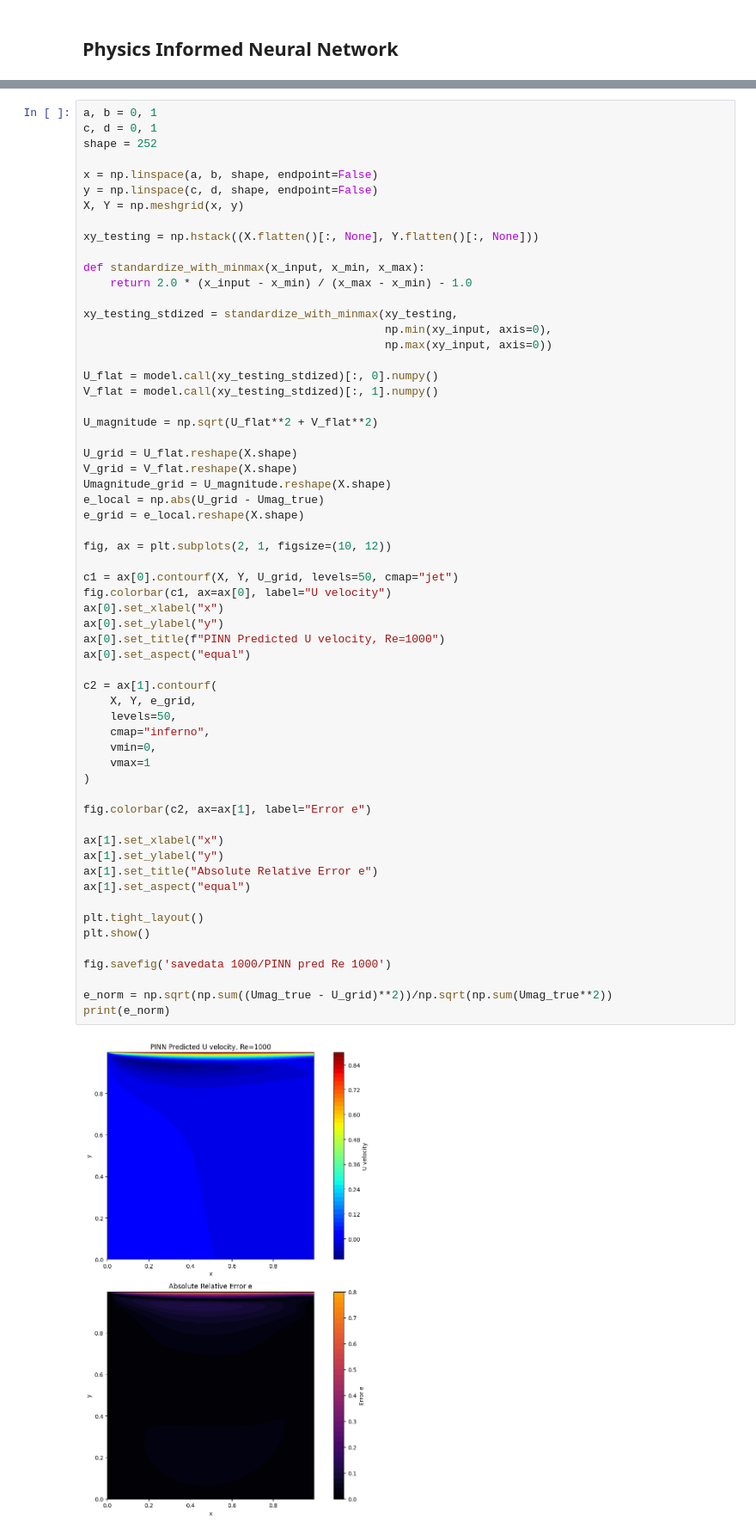
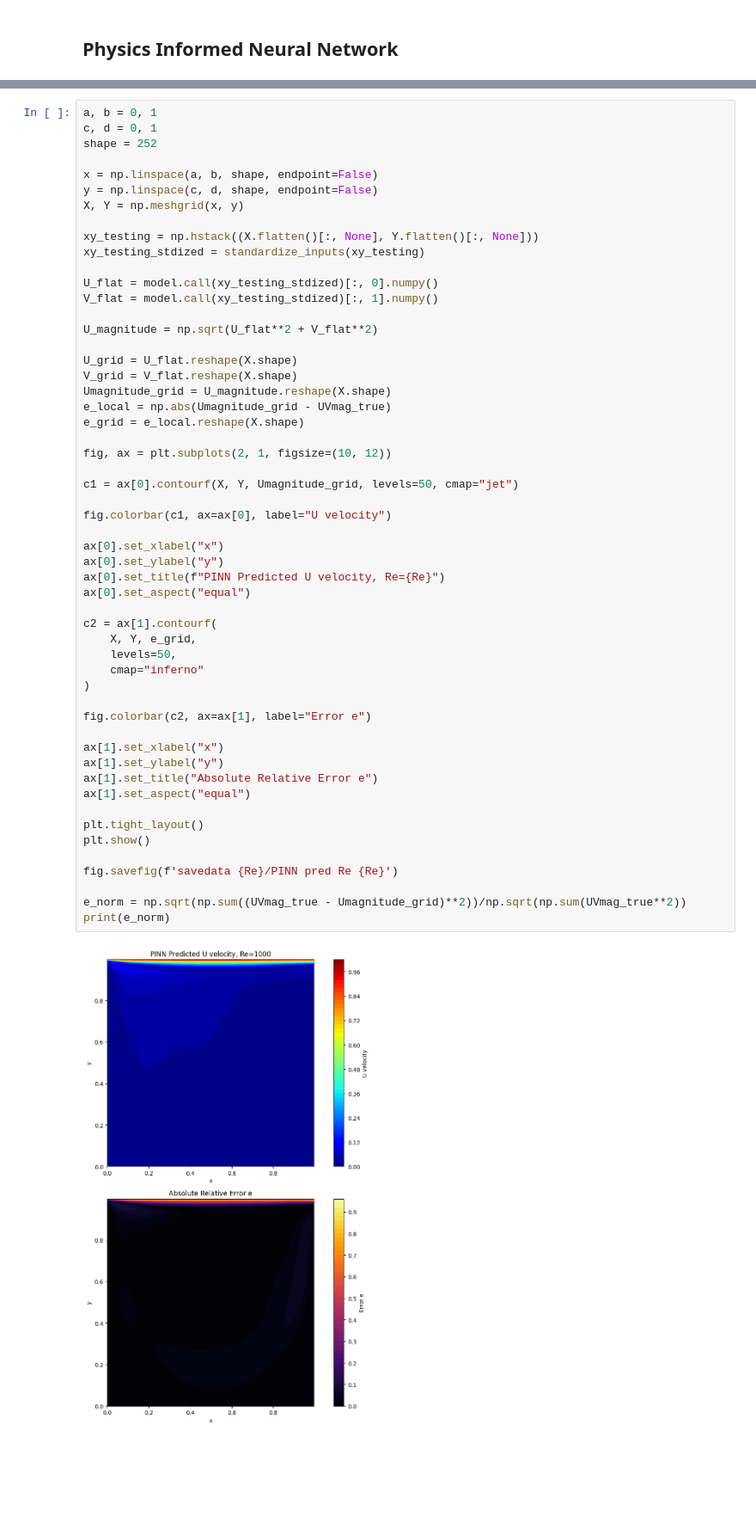
Before and after one commit to ciaattt/PINN_FDV, a Jupyter notebook: Baseline_PINN/Baseline Re 1000 1 .ipynb, the cells around one changed output, grey strips where cells are left out. Shown: that part at 86% size. Cells and saved outputs as stored; diff of their text form; blank space fills up the shorter version.

```diff
--- a/Baseline Re 1000 1 Dirichlet .ipynb
+++ b/Baseline_PINN/Baseline Re 1000 1 .ipynb
@@ -615,13 +477,7 @@ y = np.linspace(c, d, shape, endpoint=False)
 X, Y = np.meshgrid(x, y)
 
 xy_testing = np.hstack((X.flatten()[:, None], Y.flatten()[:, None]))
-
-def standardize_with_minmax(x_input, x_min, x_max):
-    return 2.0 * (x_input - x_min) / (x_max - x_min) - 1.0
-
-xy_testing_stdized = standardize_with_minmax(xy_testing,
-                                             np.min(xy_input, axis=0),
-                                             np.max(xy_input, axis=0))
+xy_testing_stdized = standardize_inputs(xy_testing)
 
 U_flat = model.call(xy_testing_stdized)[:, 0].numpy()
 V_flat = model.call(xy_testing_stdized)[:, 1].numpy()
@@ -631,39 +487,39 @@ U_magnitude = np.sqrt(U_flat**2 + V_flat**2)
 U_grid = U_flat.reshape(X.shape)
 V_grid = V_flat.reshape(X.shape)
 Umagnitude_grid = U_magnitude.reshape(X.shape)
-e_local = np.abs(U_grid - Umag_true)
+e_local = np.abs(Umagnitude_grid - UVmag_true)
 e_grid = e_local.reshape(X.shape)
 
 fig, ax = plt.subplots(2, 1, figsize=(10, 12))
 
-c1 = ax[0].contourf(X, Y, U_grid, levels=50, cmap="jet")
+c1 = ax[0].contourf(X, Y, Umagnitude_grid, levels=50, cmap="jet")
+
 fig.colorbar(c1, ax=ax[0], label="U velocity")
+
 ax[0].set_xlabel("x")
 ax[0].set_ylabel("y")
-ax[0].set_title(f"PINN Predicted U velocity, Re=1000")
+ax[0].set_title(f"PINN Predicted U velocity, Re={Re}")
 ax[0].set_aspect("equal")
 
 c2 = ax[1].contourf(
     X, Y, e_grid,
     levels=50,
-    cmap="inferno",
-    vmin=0,
-    vmax=1
+    cmap="inferno"
 )
 
 fig.colorbar(c2, ax=ax[1], label="Error e")
 
 ax[1].set_xlabel("x")
 ax[1].set_ylabel("y")
 ax[1].set_title("Absolute Relative Error e")
 ax[1].set_aspect("equal")
 
 plt.tight_layout()
 plt.show()
 
-fig.savefig('savedata 1000/PINN pred Re 1000')
+fig.savefig(f'savedata {Re}/PINN pred Re {Re}')
 
-e_norm = np.sqrt(np.sum((Umag_true - U_grid)**2))/np.sqrt(np.sum(Umag_true**2))
+e_norm = np.sqrt(np.sum((UVmag_true - Umagnitude_grid)**2))/np.sqrt(np.sum(UVmag_true**2))
 print(e_norm)
 # %% [output]
-[figure, old version]
+[figure, new version]
```
Also changed, not shown: parts of 5 cells of this notebook, 6 other files.
